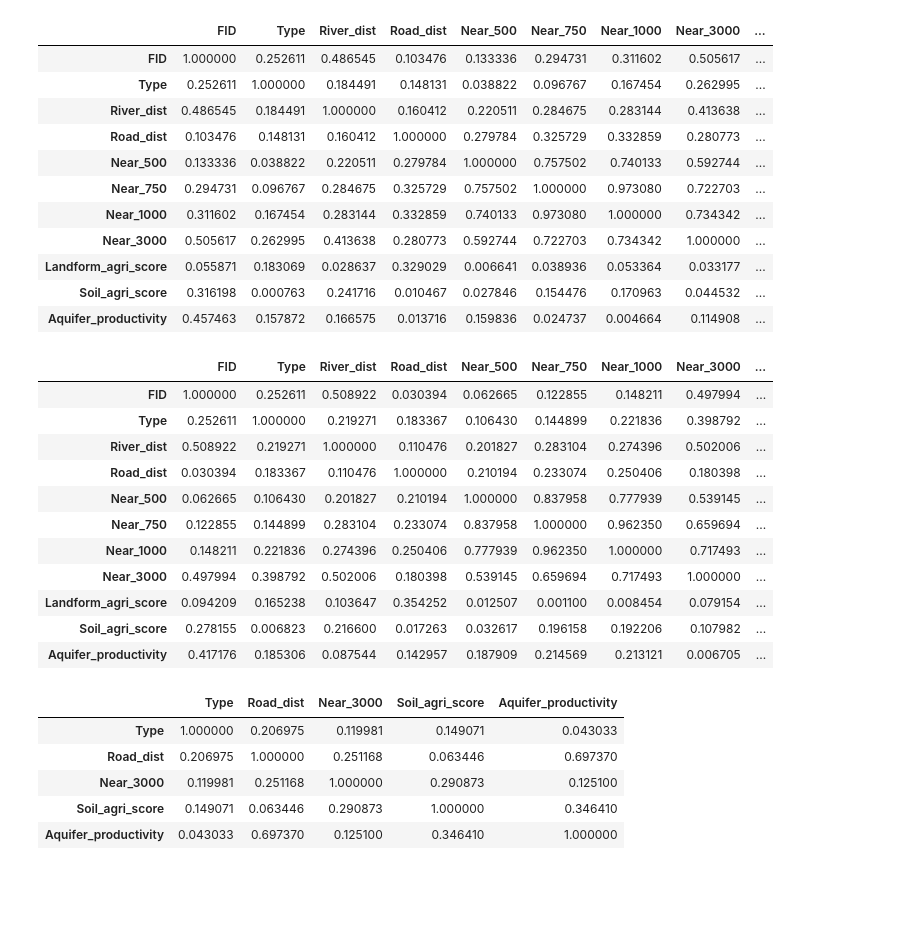
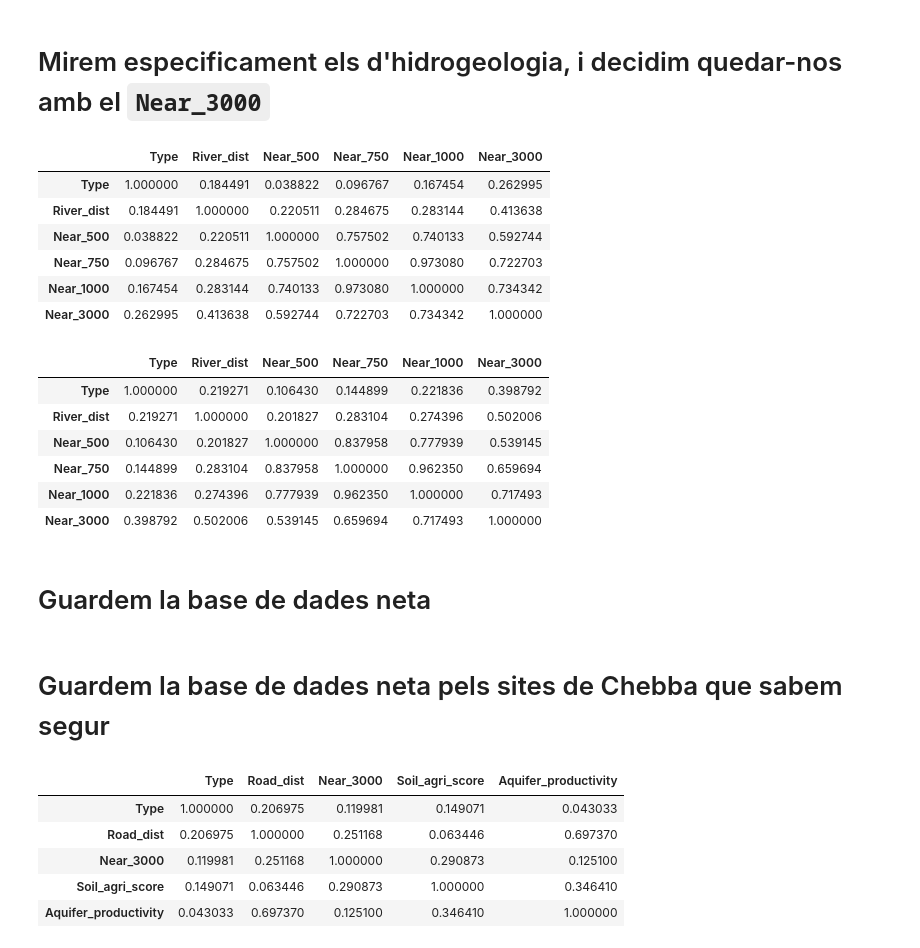
Before and after one commit to AlvaroSH2000/Roman-Chebba-agriculture, a Jupyter notebook: utils/preprocess.ipynb, the cells around one changed output. Saved outputs shown, nothing was run; the diff lists cells and outputs as text; code cells hidden in the pictures; blank space fills up the shorter version.

```diff
--- a/utils/preprocess.ipynb
+++ b/utils/preprocess.ipynb
@@ -23,30 +53,24 @@ df_other["Aquifer_productivity"] = df_other_raw["Aquifer_productivity"]
+# %% [markdown]
+# Mirem especificament els d'hidrogeologia, i decidim quedar-nos amb el `Near_3000`
 # %%
-display(abs(df_other.corr('pearson')).style.background_gradient(cmap='coolwarm'))
-display(abs(df_other.corr('spearman')).style.background_gradient(cmap='coolwarm'))
-df_other = df_other.drop(columns=["River_dist", "Near_500", "Near_750", "Near_1000", "Landform_agri_score"])
+display(abs(df_other[["Type", "River_dist", "Near_500", "Near_750", "Near_1000", "Near_3000"]].corr('pearson')).style.background_gradient(cmap='coolwarm'))
+display(abs(df_other[["Type", "River_dist", "Near_500", "Near_750", "Near_1000", "Near_3000"]].corr('spearman')).style.background_gradient(cmap='coolwarm'))
+df_other_clean = df_other.drop(columns=["River_dist", "Near_500", "Near_750", "Near_1000", "Landform_agri_score"])
 # %% [output]
-|  | FID | Type | River_dist | Road_dist | Near_500 | Near_750 | Near_1000 | Near_3000 | ... |
-| FID | 1.000000 | 0.252611 | 0.486545 | 0.103476 | 0.133336 | 0.294731 | 0.311602 | 0.505617 | ... |
-| Type | 0.252611 | 1.000000 | 0.184491 | 0.148131 | 0.038822 | 0.096767 | 0.167454 | 0.262995 | ... |
-| River_dist | 0.486545 | 0.184491 | 1.000000 | 0.160412 | 0.220511 | 0.284675 | 0.283144 | 0.413638 | ... |
-| Road_dist | 0.103476 | 0.148131 | 0.160412 | 1.000000 | 0.279784 | 0.325729 | 0.332859 | 0.280773 | ... |
-| Near_500 | 0.133336 | 0.038822 | 0.220511 | 0.279784 | 1.000000 | 0.757502 | 0.740133 | 0.592744 | ... |
-| Near_750 | 0.294731 | 0.096767 | 0.284675 | 0.325729 | 0.757502 | 1.000000 | 0.973080 | 0.722703 | ... |
-| Near_1000 | 0.311602 | 0.167454 | 0.283144 | 0.332859 | 0.740133 | 0.973080 | 1.000000 | 0.734342 | ... |
-| Near_3000 | 0.505617 | 0.262995 | 0.413638 | 0.280773 | 0.592744 | 0.722703 | 0.734342 | 1.000000 | ... |
-| Landform_agri_score | 0.055871 | 0.183069 | 0.028637 | 0.329029 | 0.006641 | 0.038936 | 0.053364 | 0.033177 | ... |
-| Soil_agri_score | 0.316198 | 0.000763 | 0.241716 | 0.010467 | 0.027846 | 0.154476 | 0.170963 | 0.044532 | ... |
-| Aquifer_productivity | 0.457463 | 0.157872 | 0.166575 | 0.013716 | 0.159836 | 0.024737 | 0.004664 | 0.114908 | ... |
+|  | Type | River_dist | Near_500 | Near_750 | Near_1000 | Near_3000 |
+| Type | 1.000000 | 0.184491 | 0.038822 | 0.096767 | 0.167454 | 0.262995 |
+| River_dist | 0.184491 | 1.000000 | 0.220511 | 0.284675 | 0.283144 | 0.413638 |
+| Near_500 | 0.038822 | 0.220511 | 1.000000 | 0.757502 | 0.740133 | 0.592744 |
+| Near_750 | 0.096767 | 0.284675 | 0.757502 | 1.000000 | 0.973080 | 0.722703 |
+| Near_1000 | 0.167454 | 0.283144 | 0.740133 | 0.973080 | 1.000000 | 0.734342 |
+| Near_3000 | 0.262995 | 0.413638 | 0.592744 | 0.722703 | 0.734342 | 1.000000 |
-|  | FID | Type | River_dist | Road_dist | Near_500 | Near_750 | Near_1000 | Near_3000 | ... |
-| FID | 1.000000 | 0.252611 | 0.508922 | 0.030394 | 0.062665 | 0.122855 | 0.148211 | 0.497994 | ... |
-| Type | 0.252611 | 1.000000 | 0.219271 | 0.183367 | 0.106430 | 0.144899 | 0.221836 | 0.398792 | ... |
-| River_dist | 0.508922 | 0.219271 | 1.000000 | 0.110476 | 0.201827 | 0.283104 | 0.274396 | 0.502006 | ... |
-| Road_dist | 0.030394 | 0.183367 | 0.110476 | 1.000000 | 0.210194 | 0.233074 | 0.250406 | 0.180398 | ... |
-| Near_500 | 0.062665 | 0.106430 | 0.201827 | 0.210194 | 1.000000 | 0.837958 | 0.777939 | 0.539145 | ... |
-| Near_750 | 0.122855 | 0.144899 | 0.283104 | 0.233074 | 0.837958 | 1.000000 | 0.962350 | 0.659694 | ... |
-| Near_1000 | 0.148211 | 0.221836 | 0.274396 | 0.250406 | 0.777939 | 0.962350 | 1.000000 | 0.717493 | ... |
-| Near_3000 | 0.497994 | 0.398792 | 0.502006 | 0.180398 | 0.539145 | 0.659694 | 0.717493 | 1.000000 | ... |
-| Landform_agri_score | 0.094209 | 0.165238 | 0.103647 | 0.354252 | 0.012507 | 0.001100 | 0.008454 | 0.079154 | ... |
-| Soil_agri_score | 0.278155 | 0.006823 | 0.216600 | 0.017263 | 0.032617 | 0.196158 | 0.192206 | 0.107982 | ... |
-| Aquifer_productivity | 0.417176 | 0.185306 | 0.087544 | 0.142957 | 0.187909 | 0.214569 | 0.213121 | 0.006705 | ... |
+|  | Type | River_dist | Near_500 | Near_750 | Near_1000 | Near_3000 |
+| Type | 1.000000 | 0.219271 | 0.106430 | 0.144899 | 0.221836 | 0.398792 |
+| River_dist | 0.219271 | 1.000000 | 0.201827 | 0.283104 | 0.274396 | 0.502006 |
+| Near_500 | 0.106430 | 0.201827 | 1.000000 | 0.837958 | 0.777939 | 0.539145 |
+| Near_750 | 0.144899 | 0.283104 | 0.837958 | 1.000000 | 0.962350 | 0.659694 |
+| Near_1000 | 0.221836 | 0.274396 | 0.777939 | 0.962350 | 1.000000 | 0.717493 |
+| Near_3000 | 0.398792 | 0.502006 | 0.539145 | 0.659694 | 0.717493 | 1.000000 |
+# %% [markdown]
+# Guardem la base de dades neta
 # %%
@@ -55,3 +79,5 @@ df_other.to_csv("../data/processed/other_sites_processed.csv", index=False)
+# %% [markdown]
+# Guardem la base de dades neta pels sites de Chebba que sabem segur
 # %%
 path = "../data/Complete_dataset.xlsx"
 
```
Also changed, not shown: parts of 6 cells of this notebook, 7 other files.
